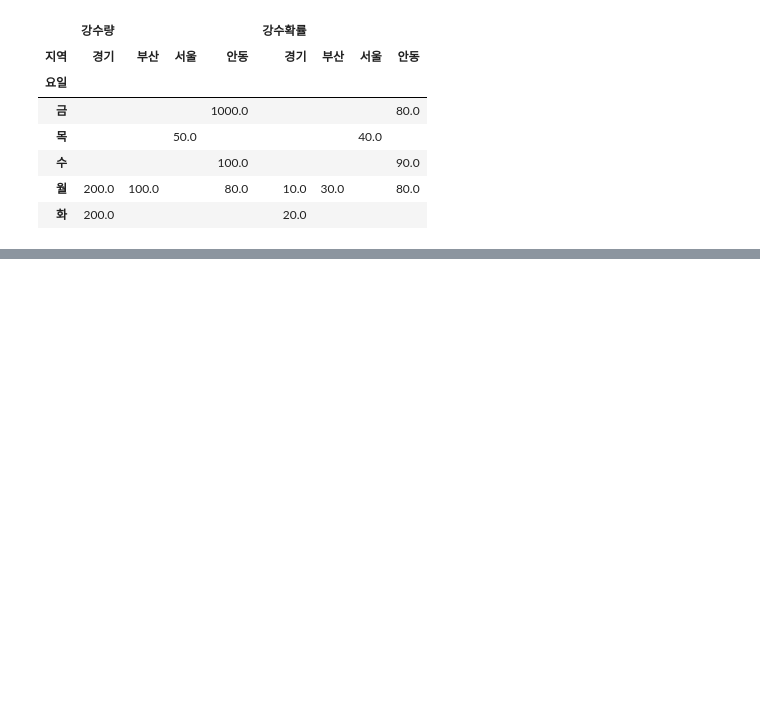
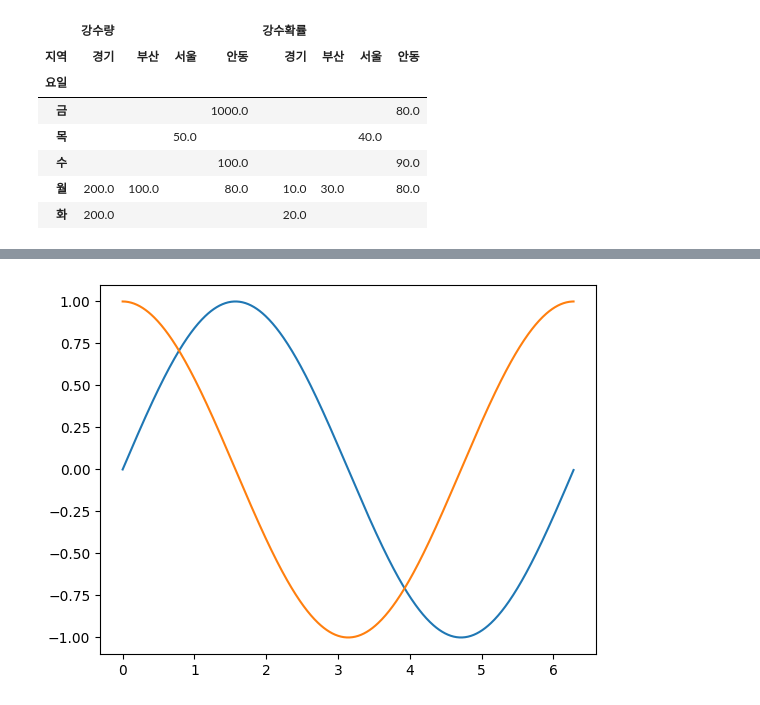
Before and after one commit to jungmin9911/python_pknu, a Jupyter notebook: python11.ipynb, the cells around one changed output, grey strips where cells are left out. Cells and saved outputs as stored; diff of their text form; code cells hidden in the pictures; blank space fills up the shorter version.

```diff
--- a/python11.ipynb
+++ b/python11.ipynb
@@ -379,0 +399,8 @@ pd.pivot_table(df, index="요일", columns="지역", aggfunc="max").fillna(" ")
+# %%
+import numpy as np
+x = np.arange(0,2*np.pi,0.01)
+plt.plot(x, np.sin(x))
+plt.plot(x, np.cos(x))
+plt.show()
+# %% [output]
+[figure, added]
```
Also changed, not shown: parts of 12 cells of this notebook, 1 other file.
